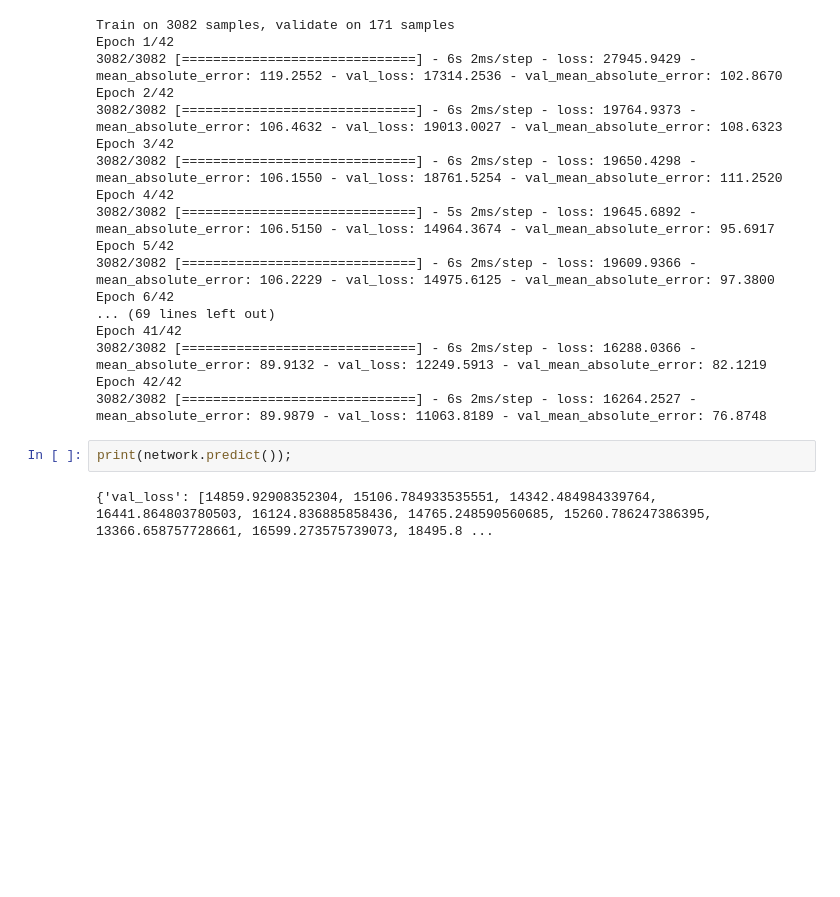
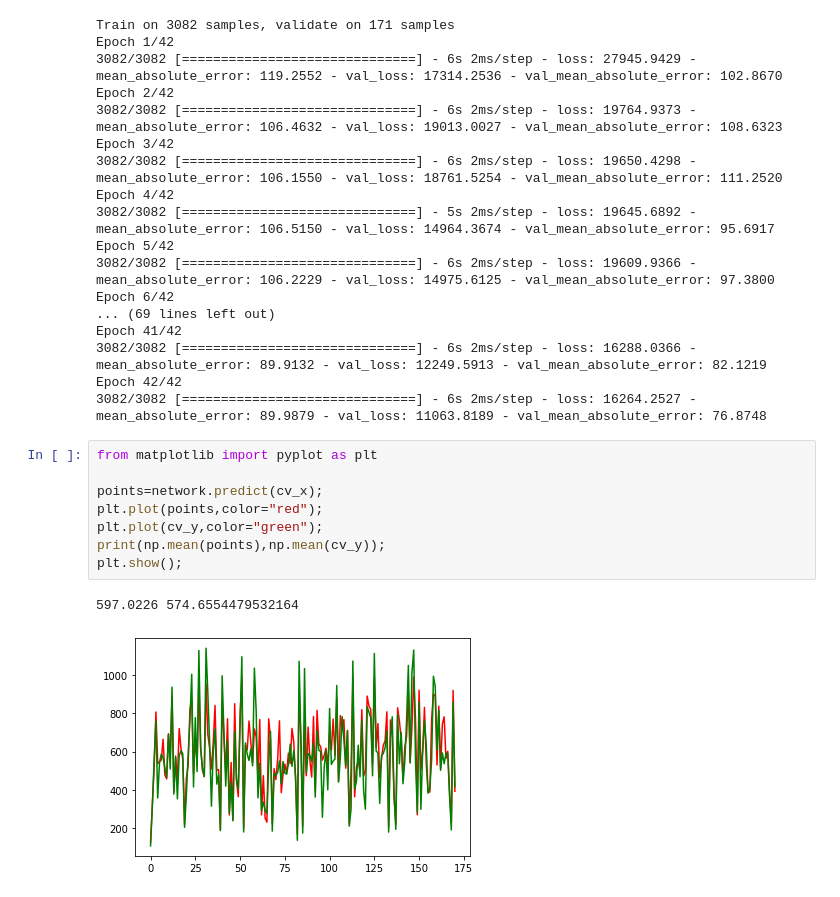
Before and after one commit to TSTEP99/stockPredictionFA18, a Jupyter notebook: datasets/nyse/neural_network.ipynb, the cells around one changed output. Cells and saved outputs as stored; diff of their text form; blank space fills up the shorter version.

Commit message:
Plotted for neural network

```diff
--- a/datasets/nyse/neural_network.ipynb
+++ b/datasets/nyse/neural_network.ipynb
@@ -58,7 +58,14 @@ Epoch 41/42
 3082/3082 [==============================] - 6s 2ms/step - loss: 16288.0366 - mean_absolute_error: 89.9132 - val_loss: 12249.5913 - val_mean_absolute_error: 82.1219
 Epoch 42/42
 3082/3082 [==============================] - 6s 2ms/step - loss: 16264.2527 - mean_absolute_error: 89.9879 - val_loss: 11063.8189 - val_mean_absolute_error: 76.8748
-# %%
-print(network.predict());
-# %% [output]
-{'val_loss': [14859.92908352304, 15106.784933535551, 14342.484984339764, 16441.864803780503, 16124.836885858436, 14765.248590560685, 15260.786247386395, 13366.658757728661, 16599.273575739073, 18495.8 ...
+# %%
+from matplotlib import pyplot as plt
+
+points=network.predict(cv_x);
+plt.plot(points,color="red");
+plt.plot(cv_y,color="green");
+print(np.mean(points),np.mean(cv_y));
+plt.show();
+# %% [output]
+597.0226 574.6554479532164
+[figure, added]
```
Also changed, not shown: parts of 2 cells of this notebook.
